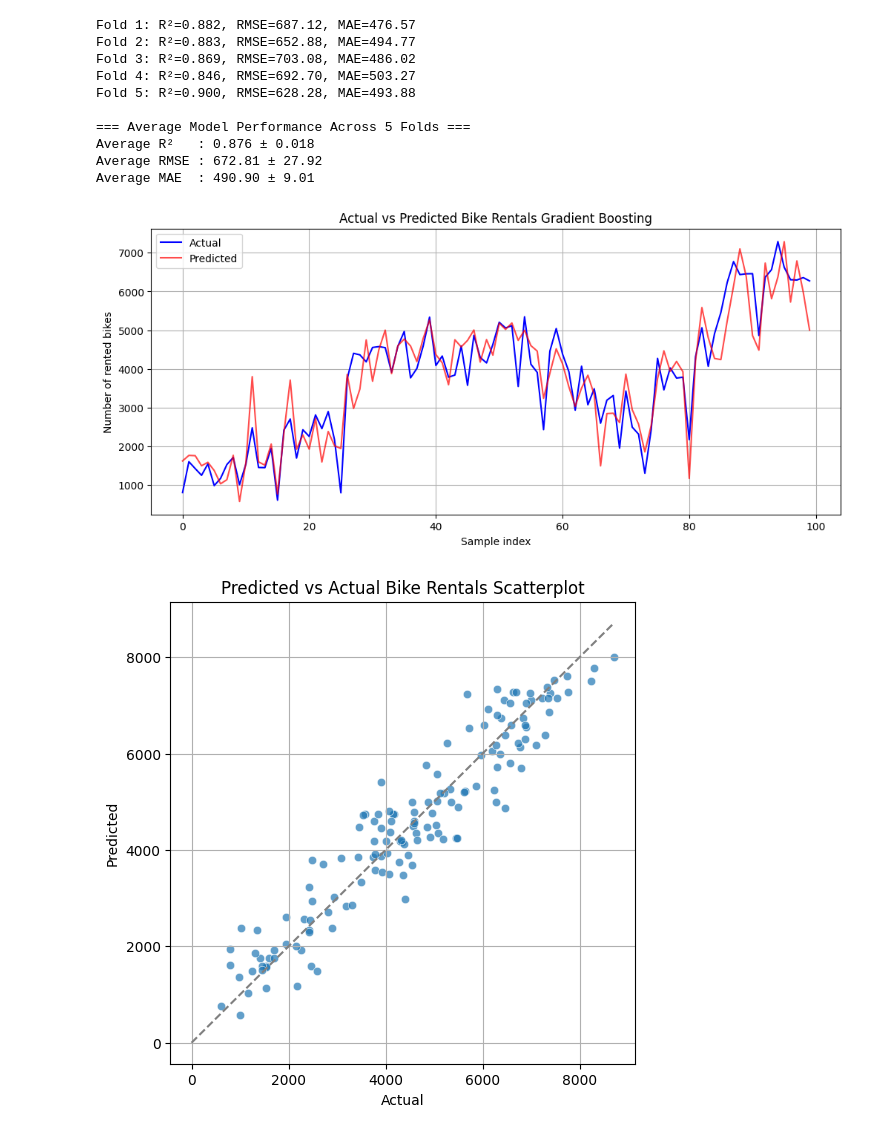
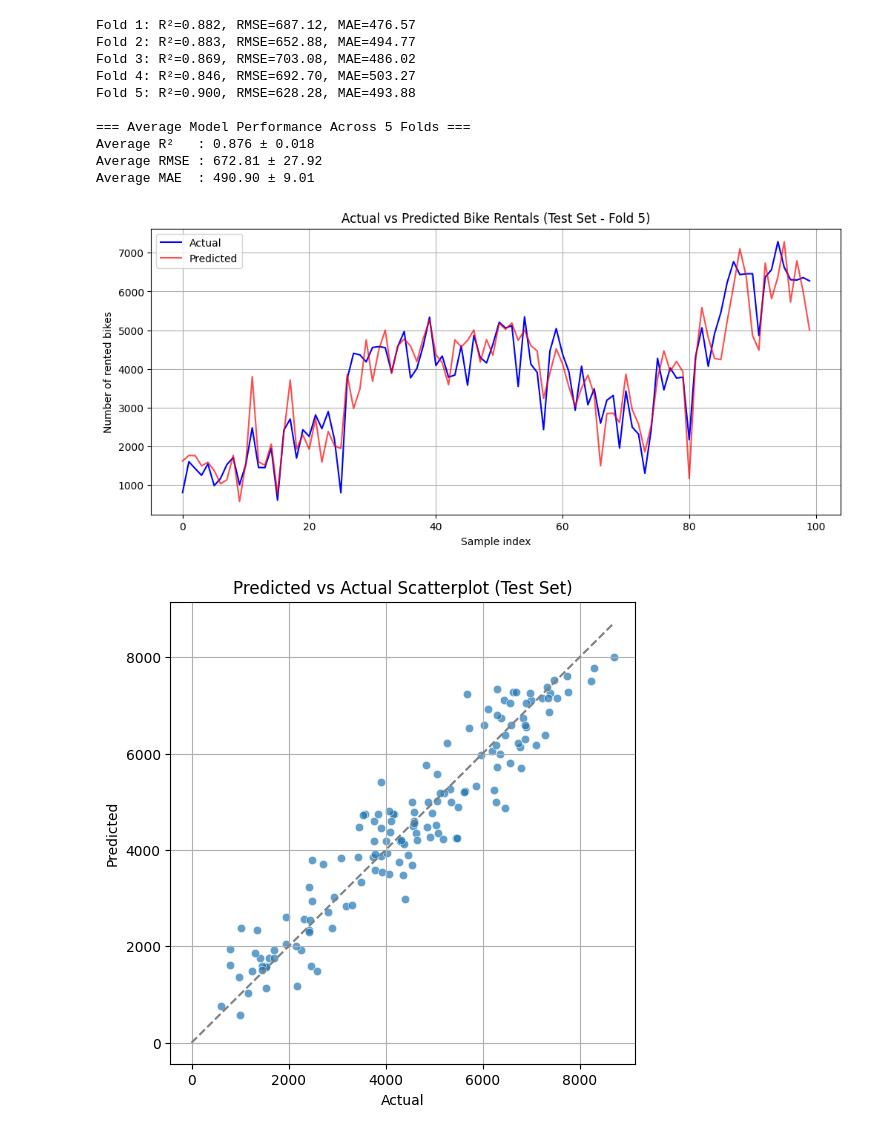
Before and after one commit to starwar12/MachineLearningTask, a Jupyter notebook: Boosting.ipynb, the cells around one changed output. Drawn from its saved outputs; the diff is of its cells as text; code cells hidden in the pictures.

```diff
--- a/Boosting.ipynb
+++ b/Boosting.ipynb
@@ -72,7 +72,7 @@ print(f"Average MAE  : {np.mean(mae_scores):.2f} ± {np.std(mae_scores):.2f}")
 plt.figure(figsize=(12,5))
 plt.plot(y_test[:100], label="Actual", color='blue')
 plt.plot(y_pred[:100], label="Predicted", color='red', alpha=0.7)
-plt.title("Actual vs Predicted Bike Rentals Gradient Boosting")
+plt.title("Actual vs Predicted Bike Rentals (Test Set - Fold 5)")
 plt.xlabel("Sample index")
 plt.ylabel("Number of rented bikes")
 plt.legend()
@@ -85,7 +85,7 @@ sns.scatterplot(x=y_test.flatten(), y=y_pred.flatten(), alpha=0.7)
 plt.plot([0, np.max(y_test)], [0, np.max(y_test)], '--', color='gray')
 plt.xlabel("Actual")
 plt.ylabel("Predicted")
-plt.title("Predicted vs Actual Bike Rentals Scatterplot")
+plt.title("Predicted vs Actual Scatterplot (Test Set)")
 plt.grid(True)
 plt.show()
 
@@ -117,33 +117,33 @@ for feat_name, importance in zip(X_encoded.columns, model.feature_importances_):
     for base_feat in original_features:
         if feat_name.startswith(base_feat):
             grouped_importance[base_feat] += importance
             break
 
 # Convert to sorted lists
 features = list(grouped_importance.keys())
 importances = np.array(list(grouped_importance.values()))
 sorted_idx = np.argsort(importances)[::-1]  # descending
 
 # --- PLOT ---
 plt.figure(figsize=(10, 6))
 plt.bar(np.array(features)[sorted_idx], importances[sorted_idx], color="Blue")
 plt.xticks(rotation=45, ha='right')
 plt.title("Feature Importance")
 plt.ylabel("Importance Score")
 plt.tight_layout()
 plt.show()
 # %% [output]
 Fold 1: R²=0.882, RMSE=687.12, MAE=476.57
 Fold 2: R²=0.883, RMSE=652.88, MAE=494.77
 Fold 3: R²=0.869, RMSE=703.08, MAE=486.02
 Fold 4: R²=0.846, RMSE=692.70, MAE=503.27
 Fold 5: R²=0.900, RMSE=628.28, MAE=493.88
 
 === Average Model Performance Across 5 Folds ===
 Average R²   : 0.876 ± 0.018
 Average RMSE : 672.81 ± 27.92
 Average MAE  : 490.90 ± 9.01
 [figure]
-[figure, old version]
+[figure, new version]
 [figure]
 [figure]
```
Also changed, not shown: 1 other file.
